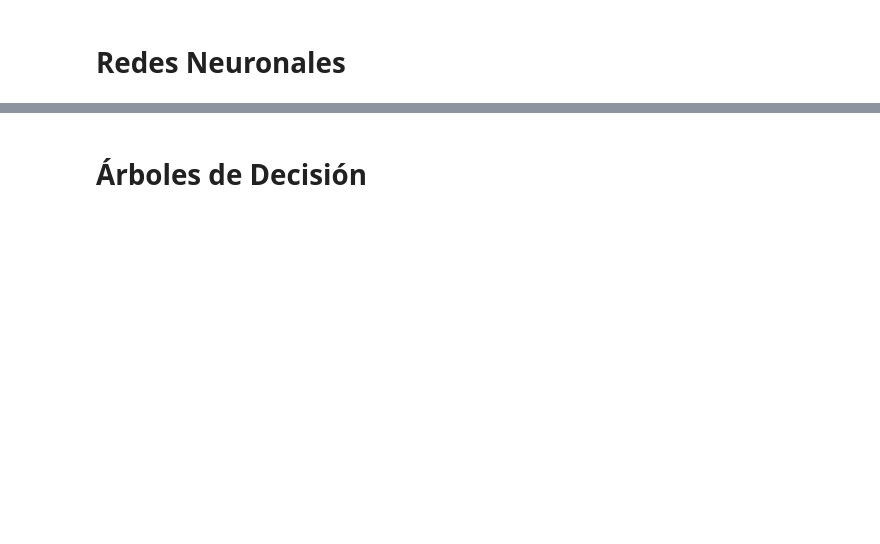
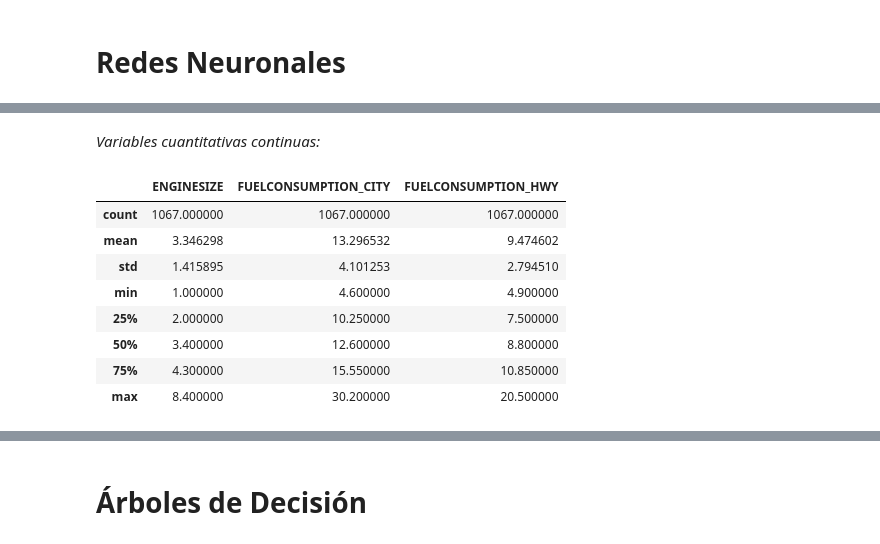
Before and after one commit to Carlosmtp/ML-CO2-Emissions, a Jupyter notebook: ML_CO2_Emissions.ipynb, the cells around one changed output, grey strips where cells are left out. Saved outputs shown, nothing was run; the diff lists cells and outputs as text; code cells hidden in the pictures; blank space fills up the shorter version.

```diff
--- a/ML_CO2_Emissions.ipynb
+++ b/ML_CO2_Emissions.ipynb
@@ -36,0 +45,5 @@ import sklearn
+# %%
+dataset_url = ("https://raw.githubusercontent.com/Carlosmtp/ML-CO2-Emissions/main/CO2%20emissions%20data.csv")
+dataset = pd.read_csv(dataset_url, sep=",")
+dataset.columns = ["ENGINESIZE",	"CYLINDERS",	"FUELCONSUMPTION_CITY",	"FUELCONSUMPTION_HWY",	"CO2EMISSIONS"]
+dataset.info()
@@ -36,0 +63,14 @@ import sklearn
+# %% [markdown]
+*Variables cuantitativas continuas:*
+# %%
+dataset.select_dtypes(include=['float64']).describe()
+# %% [output]
+|  | ENGINESIZE | FUELCONSUMPTION_CITY | FUELCONSUMPTION_HWY |
+| count | 1067.000000 | 1067.000000 | 1067.000000 |
+| mean | 3.346298 | 13.296532 | 9.474602 |
+| std | 1.415895 | 4.101253 | 2.794510 |
+| min | 1.000000 | 4.600000 | 4.900000 |
+| 25% | 2.000000 | 10.250000 | 7.500000 |
+| 50% | 3.400000 | 12.600000 | 8.800000 |
+| 75% | 4.300000 | 15.550000 | 10.850000 |
+| max | 8.400000 | 30.200000 | 20.500000 |
```
Also changed, not shown: parts of 11 cells of this notebook.
